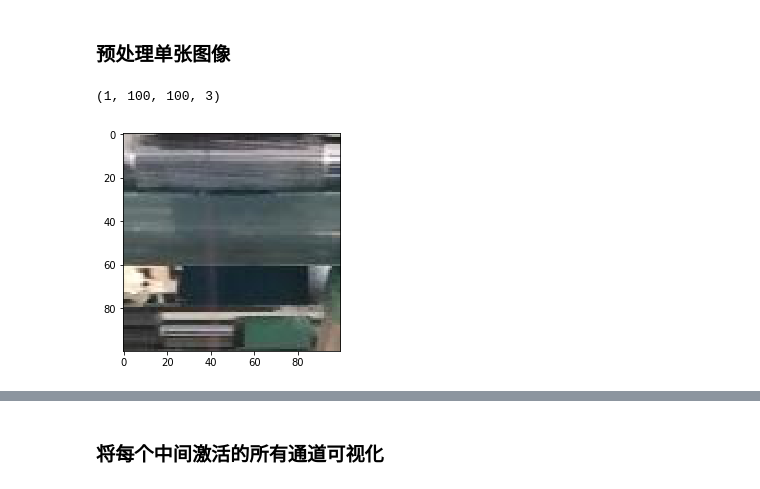
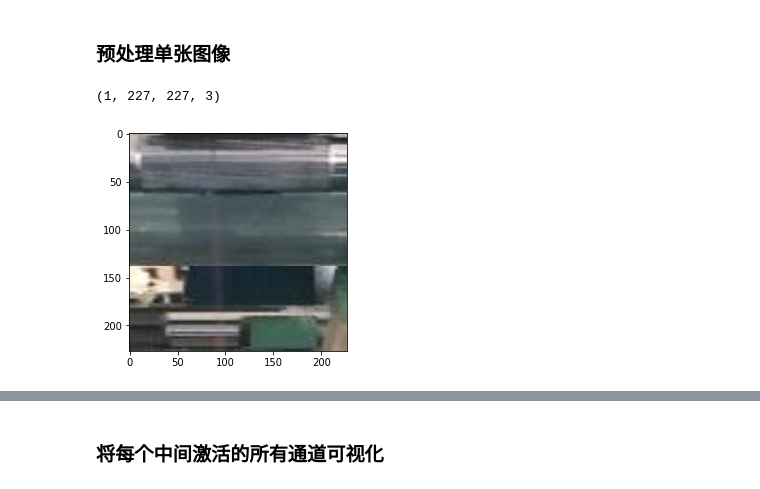
Before and after one commit to Gavindzz/report, a Jupyter notebook: predict.ipynb, the cells around one changed output, grey strips where cells are left out. Drawn from its saved outputs; the diff is of its cells as text; code cells hidden in the pictures.

```diff
--- a/predict.ipynb
+++ b/predict.ipynb
@@ -79,7 +78,7 @@ x_test /= 255
 
 img_path = './prediction/1.jpg'
 
-img = image.load_img(img_path, target_size = (100,100))
+img = image.load_img(img_path, target_size = (227,227))
 img_tensor = image.img_to_array(img)
 img_tensor = np.expand_dims(img_tensor, axis=0)
 img_tensor /=255
@@ -92,0 +98,20 @@ plt.show()
+# %%
+prepicture('2.jpg')
+x_test = []
+x_test.append(read_image2('2.jpg'))
+
+x_test = np.array(x_test)
+
+x_test = x_test.astype('float32')
+x_test /= 255
+
+img_path = './prediction/2.jpg'
+
+img = image.load_img(img_path, target_size = (227,227))
+img_tensor = image.img_to_array(img)
+img_tensor = np.expand_dims(img_tensor, axis=0)
+img_tensor /=255
+
+print(img_tensor.shape)
+plt.imshow(img_tensor[0])
+plt.show()
@@ -92,0 +127,20 @@ plt.show()
+# %%
+prepicture('3.jpg')
+x_test = []
+x_test.append(read_image2('3.jpg'))
+
+x_test = np.array(x_test)
+
+x_test = x_test.astype('float32')
+x_test /= 255
+
+img_path = './prediction/3.jpg'
+
+img = image.load_img(img_path, target_size = (227,227))
+img_tensor = image.img_to_array(img)
+img_tensor = np.expand_dims(img_tensor, axis=0)
+img_tensor /=255
+
+print(img_tensor.shape)
+plt.imshow(img_tensor[0])
+plt.show()
@@ -101,17 +158,17 @@ on
 # %%
 img_path = './prediction/1.jpg'
 
-img = image.load_img(img_path, target_size = (100,100))
+img = image.load_img(img_path, target_size = (227,227))
 img_tensor = image.img_to_array(img)
 img_tensor = np.expand_dims(img_tensor, axis=0)
 img_tensor /=255
 
 print(img_tensor.shape)
 plt.imshow(img_tensor[0])
 plt.show()
 # %% [output]
-(1, 100, 100, 3)
+(1, 227, 227, 3)
-[figure, old version]
+[figure, new version]
 # %%
 #一个输入张量和一个输出张量列表
 #提取前８层的输入
```
Also changed, not shown: parts of 13 cells of this notebook, 1 other file.
